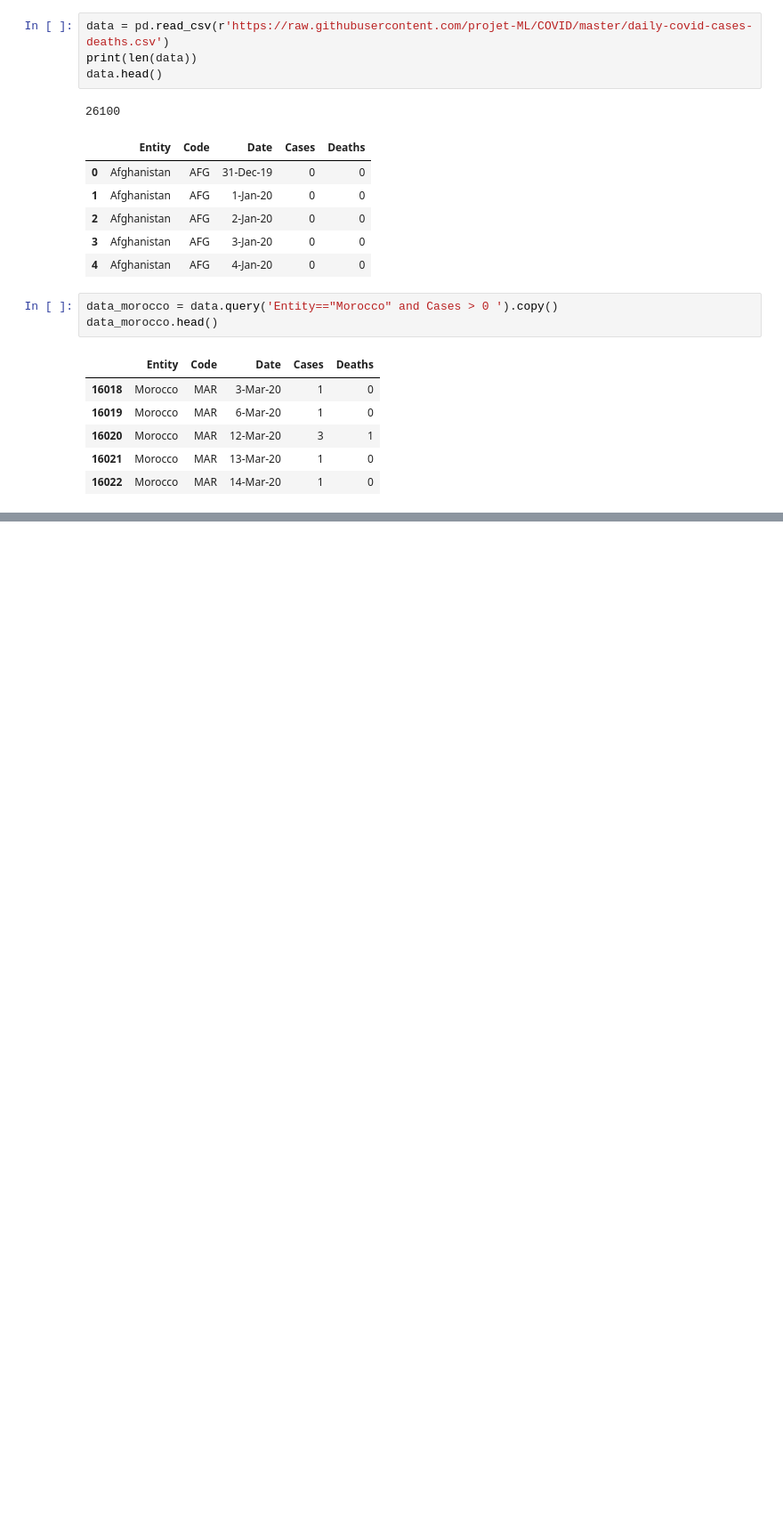
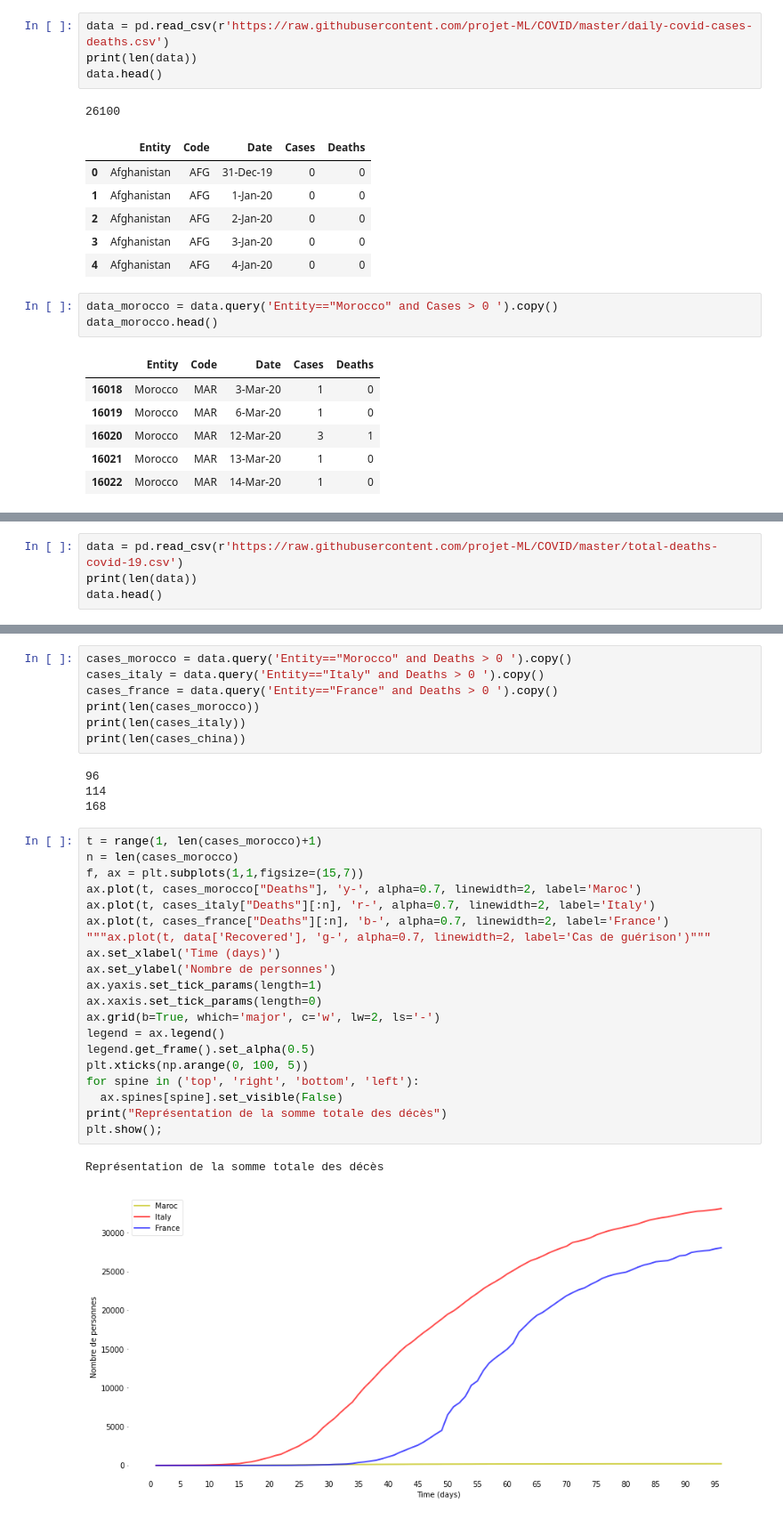
Before and after one commit to projet-ML/COVID, a Jupyter notebook: statistiques.ipynb, the cells around one changed output, grey strips where cells are left out. Shown at 89% size. Saved outputs shown, nothing was run; the diff lists cells and outputs as text; blank space fills up the shorter version.

```diff
--- a/statistiques.ipynb
+++ b/statistiques.ipynb
@@ -101,0 +150,4 @@ plt.bar(dates, cases)
+# %%
+data = pd.read_csv(r'https://raw.githubusercontent.com/projet-ML/COVID/master/total-deaths-covid-19.csv')
+print(len(data))
+data.head()
@@ -101,0 +162,34 @@ plt.bar(dates, cases)
+# %%
+cases_morocco = data.query('Entity=="Morocco" and Deaths > 0 ').copy()
+cases_italy = data.query('Entity=="Italy" and Deaths > 0 ').copy()
+cases_france = data.query('Entity=="France" and Deaths > 0 ').copy()
+print(len(cases_morocco))
+print(len(cases_italy))
+print(len(cases_china))
+# %% [output]
+96
+114
+168
+# %%
+t = range(1, len(cases_morocco)+1)
+n = len(cases_morocco)
+f, ax = plt.subplots(1,1,figsize=(15,7))
+ax.plot(t, cases_morocco["Deaths"], 'y-', alpha=0.7, linewidth=2, label='Maroc')
+ax.plot(t, cases_italy["Deaths"][:n], 'r-', alpha=0.7, linewidth=2, label='Italy')
+ax.plot(t, cases_france["Deaths"][:n], 'b-', alpha=0.7, linewidth=2, label='France')
+"""ax.plot(t, data['Recovered'], 'g-', alpha=0.7, linewidth=2, label='Cas de guérison')"""
+ax.set_xlabel('Time (days)')
+ax.set_ylabel('Nombre de personnes')
+ax.yaxis.set_tick_params(length=1)
+ax.xaxis.set_tick_params(length=0)
+ax.grid(b=True, which='major', c='w', lw=2, ls='-')
+legend = ax.legend()
+legend.get_frame().set_alpha(0.5)
+plt.xticks(np.arange(0, 100, 5))
+for spine in ('top', 'right', 'bottom', 'left'):
+  ax.spines[spine].set_visible(False)
+print("Représentation de la somme totale des décès")
+plt.show();
+# %% [output]
+Représentation de la somme totale des décès
+[figure, added]
```
Also changed, not shown: parts of 11 cells of this notebook.
